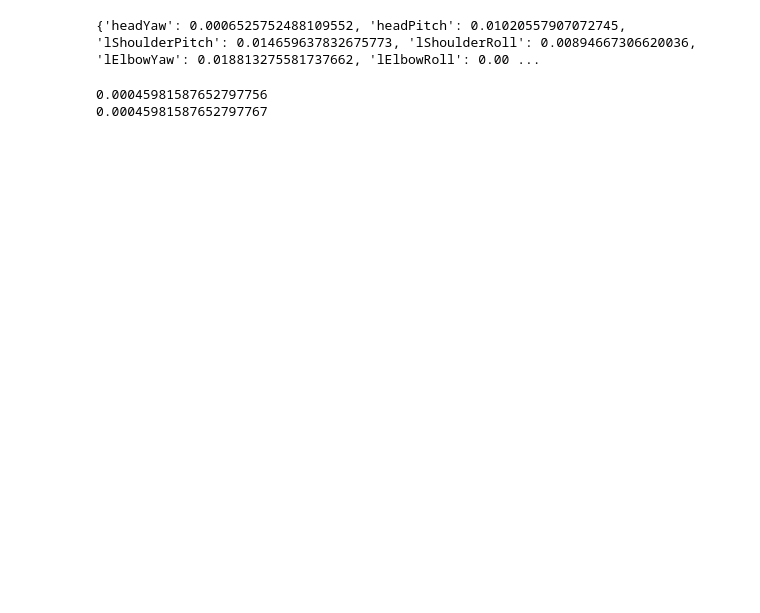
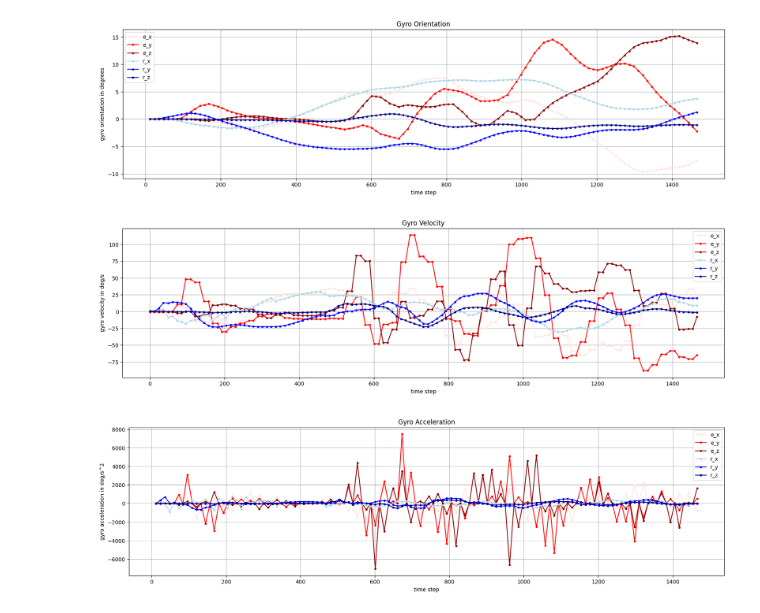
Before and after one commit to DasWHYYYDerWoche/MasterThesis, a Jupyter notebook: testing/gap_object_test.ipynb, the cells around one changed output. Drawn from its saved outputs; the diff is of its cells as text; code cells hidden in the pictures; blank space fills up the shorter version.

Commit message:
added visualization for gyro and accelerometer

```diff
--- a/testing/gap_object_test.ipynb
+++ b/testing/gap_object_test.ipynb
@@ -1,5 +1,6 @@
 # %%
 from src import *
+import matplotlib.pyplot as plt
 
 logger = logging.getLogger("global_logger")
 logging.basicConfig(filename='../gap_object_test.log', format='%(levelname)s: %(message)s', encoding='utf-8', filemode='w', level=logging.DEBUG)
@@ -17,18 +18,66 @@ recording_date = "260108"
 log_index = 1
 joint_name = "lAnklePitch"
 start_index = 0
-end_end_index = -1
+end_index = -1
 
 gap_handler_visualizer = GapHandlerVisualizer(gap_handler)
 gap_object_visualizer = gap_handler_visualizer.get_gap_object_visualizer(action_name, recording_date, log_index)
 
 test_object = gap_handler.get(action_name, recording_date, log_index)
-print(test_object.get_total_gap_for_joints())
-# %% [output]
-{'headYaw': 0.0006525752488109552, 'headPitch': 0.01020557907072745, 'lShoulderPitch': 0.014659637832675773, 'lShoulderRoll': 0.00894667306620036, 'lElbowYaw': 0.018813275581737662, 'lElbowRoll': 0.00 ...
 # %%
-print(test_object.get_pos_gap_avg())
-print(test_object._get_pos_gap_avg_test())
+x_axis = test_object.get_time_steps(start_index, end_index)
+extraction = test_object.get_gyro_pos_extraction(start_index=start_index, end_index=end_index)
+replay = test_object.get_gyro_pos_replay(start_index=start_index, end_index=end_index)
+y_label = "Position (degrees)/Velocity (?)/Acceleration (?)"
+
+plt.figure(figsize=(20, 5))
+plt.title("Gyro Orientation")
+plt.xlabel("time step")
+plt.ylabel("gyro orientation in degrees")
+plt.grid(visible=True)
+plt.plot(x_axis, extraction[0], linestyle="-", color="mistyrose", label="e_x", marker=".")
+plt.plot(x_axis, extraction[1], linestyle="-", color="red", label="e_y", marker=".")
+plt.plot(x_axis, extraction[2], linestyle="-", color="darkred", label="e_z", marker=".")
+plt.plot(x_axis, replay[0], linestyle="-", label="r_x", color="lightblue", marker=".")
+plt.plot(x_axis, replay[1], linestyle="-", label="r_y", color="blue", marker=".")
+plt.plot(x_axis, replay[2], linestyle="-", label="r_z", color="darkblue", marker=".")
+plt.legend()
+plt.show()
+
+extraction = test_object.get_gyro_vel_extraction(start_index=start_index, end_index=end_index)
+replay = test_object.get_gyro_vel_replay(start_index=start_index, end_index=end_index)
+
+plt.figure(figsize=(20, 5))
+plt.title("Gyro Velocity")
+plt.xlabel("time step")
+plt.ylabel("gyro velocity in deg/s")
+plt.grid(visible=True)
+plt.plot(x_axis, extraction[0], linestyle="-", color="mistyrose", label="e_x", marker=".")
+plt.plot(x_axis, extraction[1], linestyle="-", color="red", label="e_y", marker=".")
+plt.plot(x_axis, extraction[2], linestyle="-", color="darkred", label="e_z", marker=".")
+plt.plot(x_axis, replay[0], linestyle="-", label="r_x", color="lightblue", marker=".")
+plt.plot(x_axis, replay[1], linestyle="-", label="r_y", color="blue", marker=".")
+plt.plot(x_axis, replay[2], linestyle="-", label="r_z", color="darkblue", marker=".")
+plt.legend()
+plt.show()
+
+extraction = test_object.get_gyro_acc_extraction(start_index=start_index, end_index=end_index)
+replay = test_object.get_gyro_acc_replay(start_index=start_index, end_index=end_index)
+
+plt.figure(figsize=(20, 5))
+plt.title("Gyro Acceleration")
+plt.xlabel("time step")
+plt.ylabel("gyro acceleration in deg/s^2")
+plt.grid(visible=True)
+plt.plot(x_axis, extraction[0], linestyle="-", color="mistyrose", label="e_x", marker=".")
+plt.plot(x_axis, extraction[1], linestyle="-", color="red", label="e_y", marker=".")
+plt.plot(x_axis, extraction[2], linestyle="-", color="darkred", label="e_z", marker=".")
+plt.plot(x_axis, replay[0], linestyle="-", label="r_x", color="lightblue", marker=".")
+plt.plot(x_axis, replay[1], linestyle="-", label="r_y", color="blue", marker=".")
+plt.plot(x_axis, replay[2], linestyle="-", label="r_z", color="darkblue", marker=".")
+plt.legend()
+plt.show()
 # %% [output]
-0.00045981587652797756
-0.00045981587652797767
+[figure, added]
+[figure, added]
+[figure, added]
```
Also changed, not shown: parts of 8 cells of this notebook, 3 other files.
